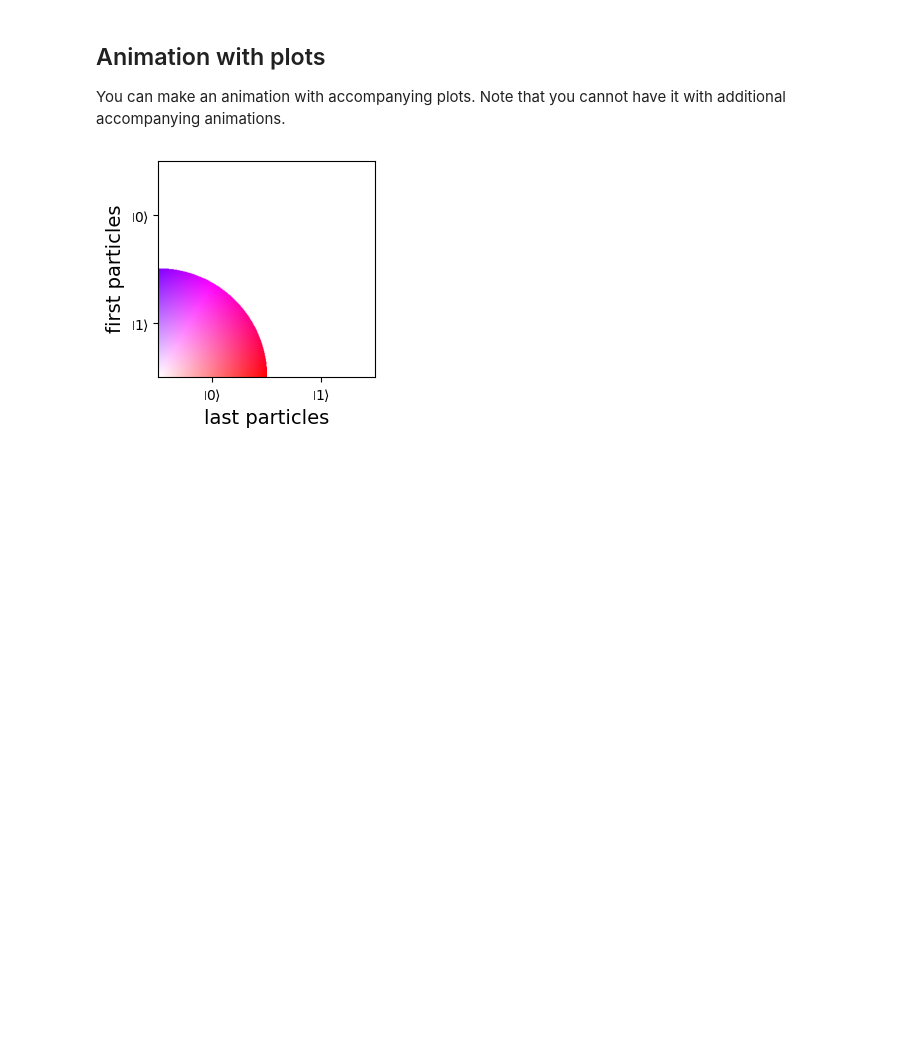
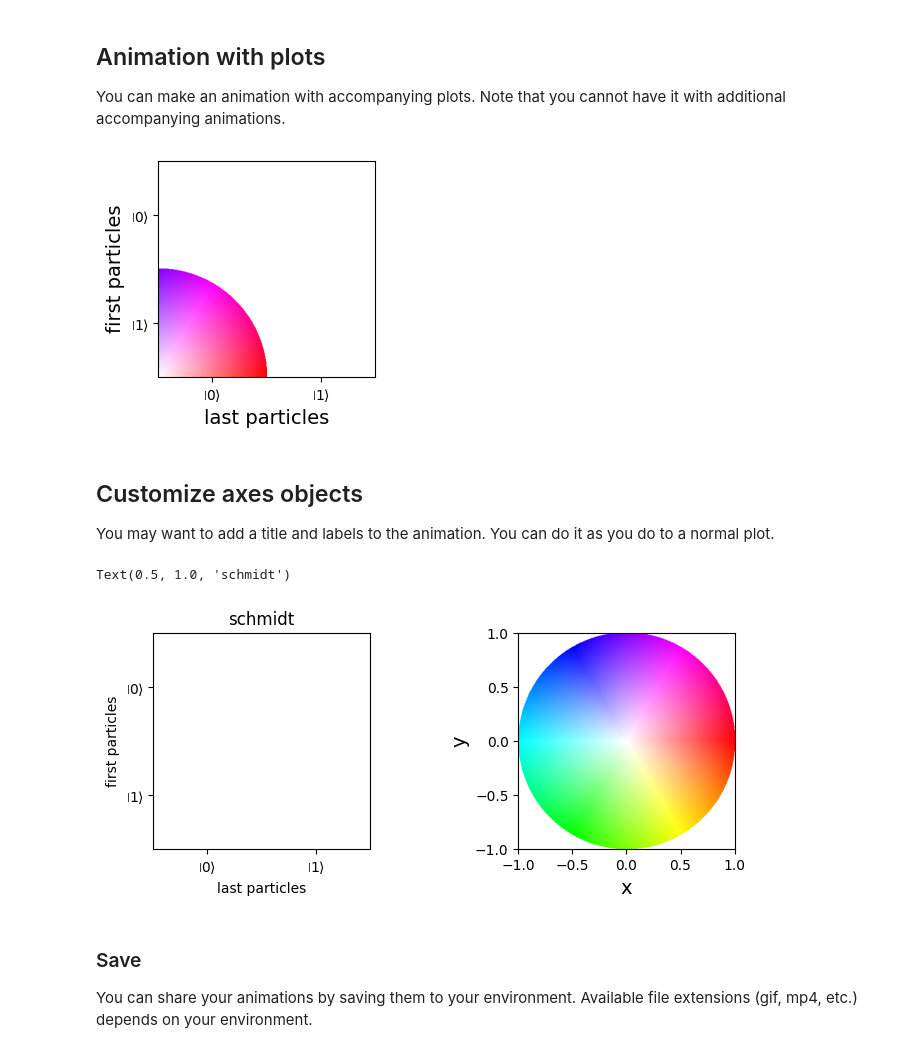
Before and after one commit to raopremrao/Learning-QuTip, a Jupyter notebook: Example Notebooks/02_Visualization/001_Animation_demos.ipynb, the cells around one changed output. Saved outputs shown, nothing was run; the diff lists cells and outputs as text; code cells hidden in the pictures; blank space fills up the shorter version.

Commit message:
Other Animations

```diff
--- a/Example Notebooks/02_Visualization/001_Animation_demos.ipynb
+++ b/Example Notebooks/02_Visualization/001_Animation_demos.ipynb
@@ -54,3 +54,30 @@ plt.tight_layout()
 fig, ani = anim_schmidt(results, fig=fig , ax=ax0)
 # %% [output]
 [figure]
+# %% [markdown]
+## Customize axes objects
+
+You may want to add a title and labels to the animation. You can do it as you do to a normal plot.
+# %%
+compl_circ = np.array([[(x + 1j*y) if x**2 + y**2 <= 1 else 0j
+                        for x in np.arange(-1, 1, 0.005)]
+                       for y in np.arange(-1, 1, 0.005)])
+
+fig = plt.figure(figsize=(7, 3))
+ax0 = plt.subplot(1, 2, 1)
+ax1 = plt.subplot(1, 2, 2)
+ax1.set_xlabel("x", fontsize=14)
+ax1.set_ylabel("y", fontsize=14)
+ax1.imshow(complex_array_to_rgb(compl_circ, rmax=1, theme='light'),
+           extent=(-1, 1, -1, 1))
+plt.tight_layout()
+fig, ani = anim_schmidt(results, fig=fig, ax=ax0)
+# add title
+ax0.set_title('schmidt')
+# %% [output]
+Text(0.5, 1.0, 'schmidt')
+[figure, added]
+# %% [markdown]
+### Save
+
+You can share your animations by saving them to your environment. Available file extensions (gif, mp4, etc.) depends on your environment.
```
Also changed, not shown: parts of 6 cells of this notebook, 2 other files.
